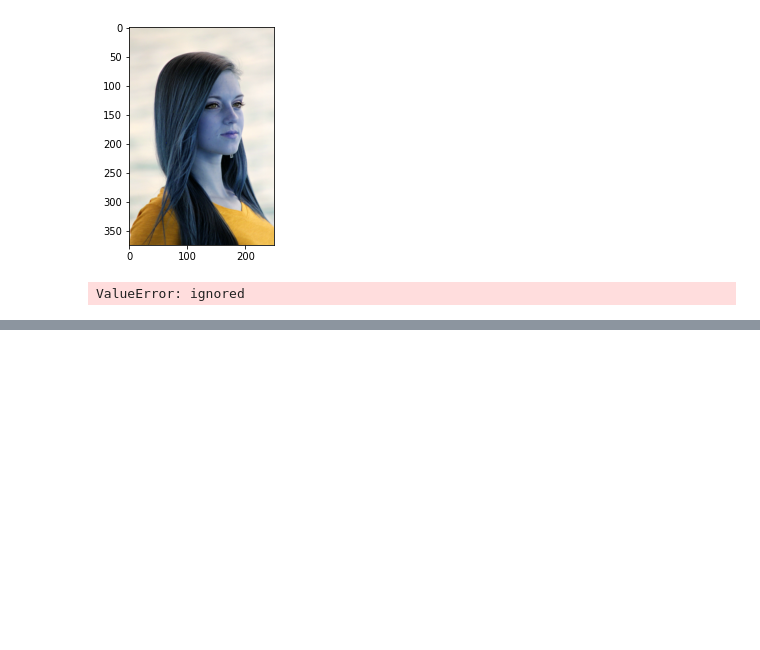
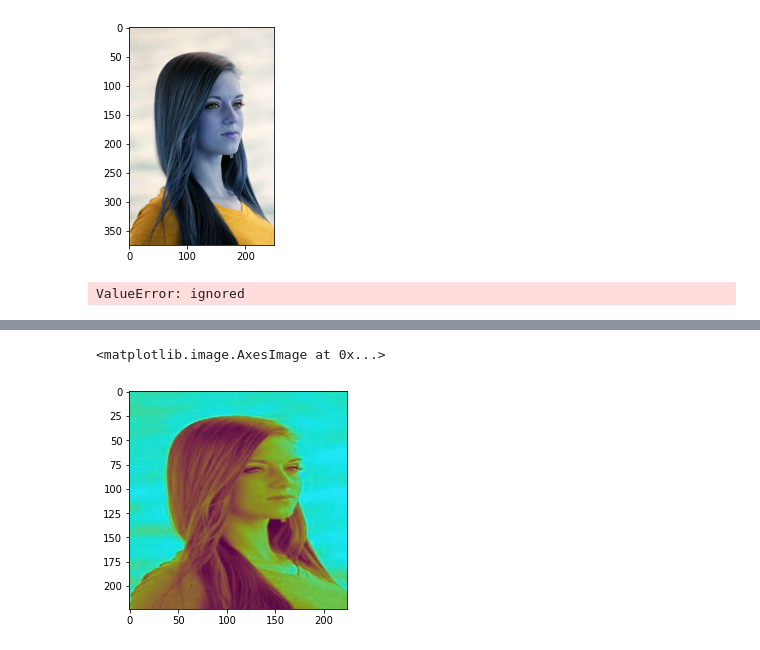
Before and after one commit to AwaisFazli/ChangeHairColorApp, a Jupyter notebook: HairSegmentation.ipynb, the cells around one changed output, grey strips where cells are left out. Cells and saved outputs as stored; diff of their text form; code cells hidden in the pictures; blank space fills up the shorter version.

```diff
--- a/HairSegmentation.ipynb
+++ b/HairSegmentation.ipynb
@@ -284,0 +353,5 @@ plt.imshow(img)
+# %%
+plt.imshow(img)
+# %% [output]
+<matplotlib.image.AxesImage at 0x...>
+[figure, added]
```
Also changed, not shown: parts of 8 cells of this notebook.
